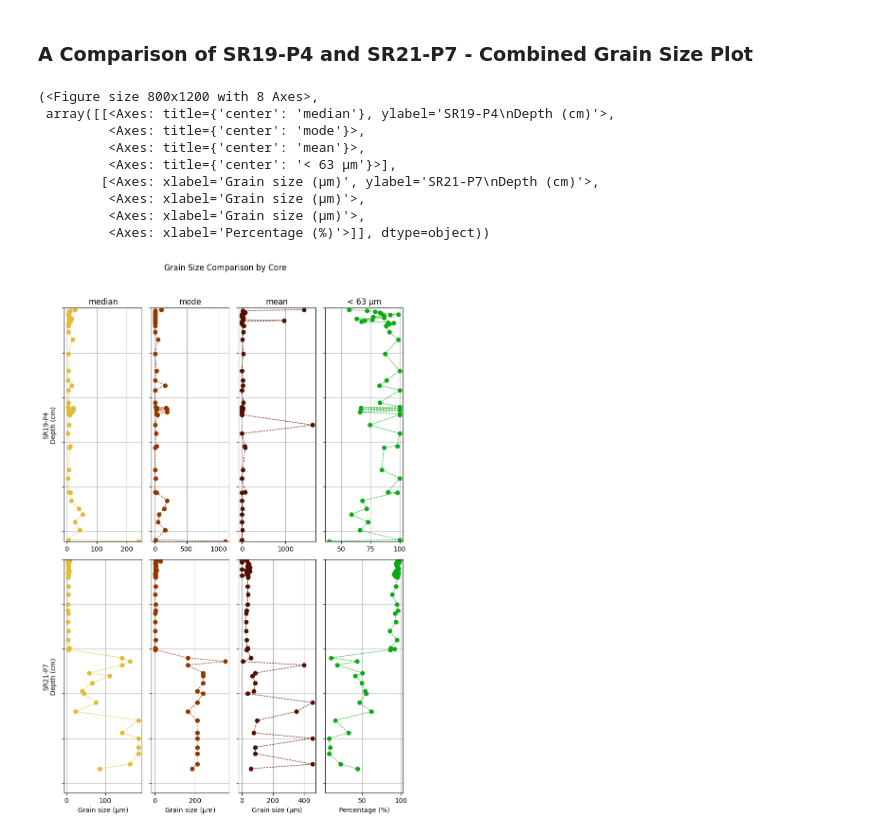
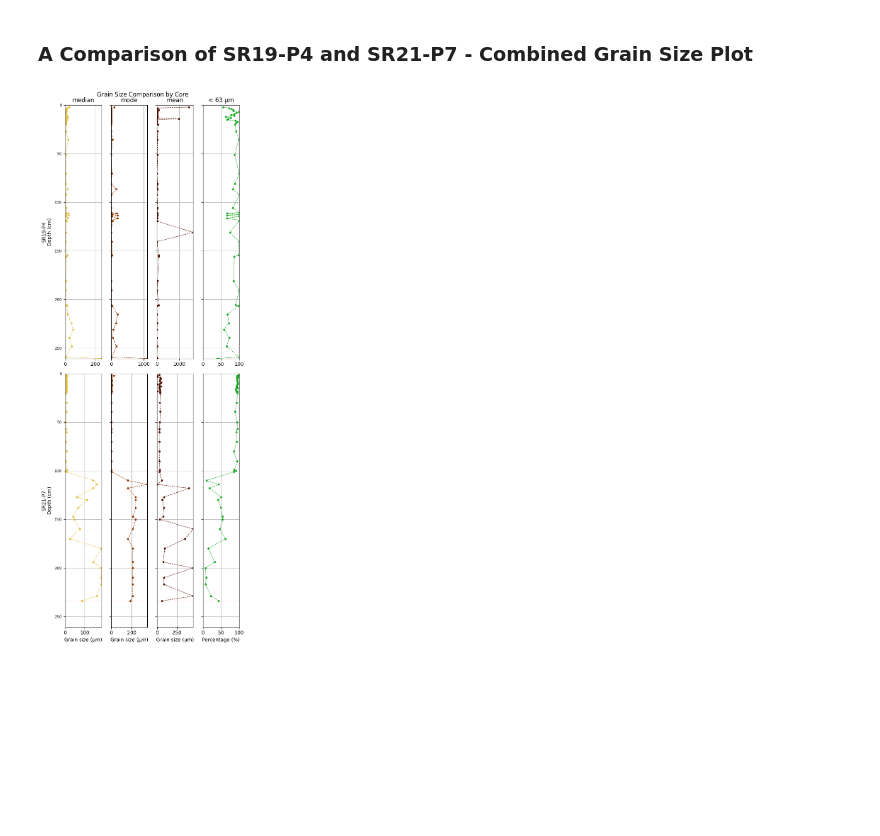
Before and after one commit to jvseds/SedLab, a Jupyter notebook: plot_lims.ipynb, the cells around one changed output. Saved outputs shown, nothing was run; the diff lists cells and outputs as text; code cells hidden in the pictures; blank space fills up the shorter version.

Commit message:
grainsize.core.GrainSize: solved issues with  method, saved plot

```diff
--- a/plot_lims.ipynb
+++ b/plot_lims.ipynb
@@ -40,18 +40,11 @@ sr21_plot = sr21.plot_stats_fines(fine_col="total", core_name="SR21-P7", marker=
 # %% [markdown]
 ### A Comparison of SR19-P4 and SR21-P7 - Combined Grain Size Plot
 # %%
-GrainSize.compare_gs(
+gs_comparison_plot = GrainSize.compare_gs(
     [sr19, sr21],
-    core_names=["SR19-P4", "SR21-P7"]
+    core_names=["SR19-P4", "SR21-P7"],
+    save_fig=False,
+    fpath="./data-files/gs-files/gs-comparison.png",
 )
 # %% [output]
-(<Figure size 800x1200 with 8 Axes>,
- array([[<Axes: title={'center': 'median'}, ylabel='SR19-P4\nDepth (cm)'>,
-         <Axes: title={'center': 'mode'}>,
-         <Axes: title={'center': 'mean'}>,
-         <Axes: title={'center': '< 63 µm'}>],
-        [<Axes: xlabel='Grain size (µm)', ylabel='SR21-P7\nDepth (cm)'>,
-         <Axes: xlabel='Grain size (µm)'>,
-         <Axes: xlabel='Grain size (µm)'>,
-         <Axes: xlabel='Percentage (%)'>]], dtype=object))
-[figure, old version]
+[figure, new version]
```
Also changed, not shown: 1 other file.
